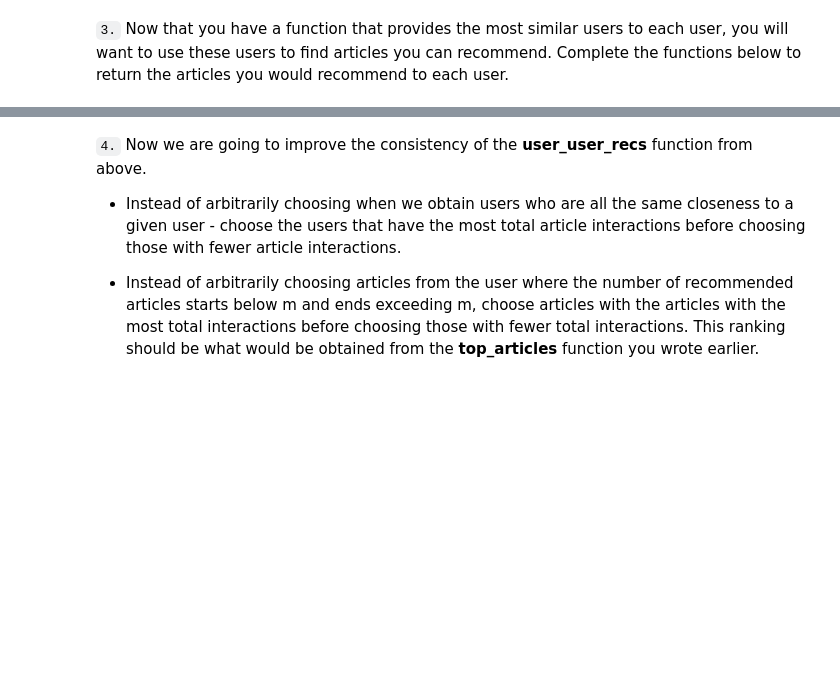
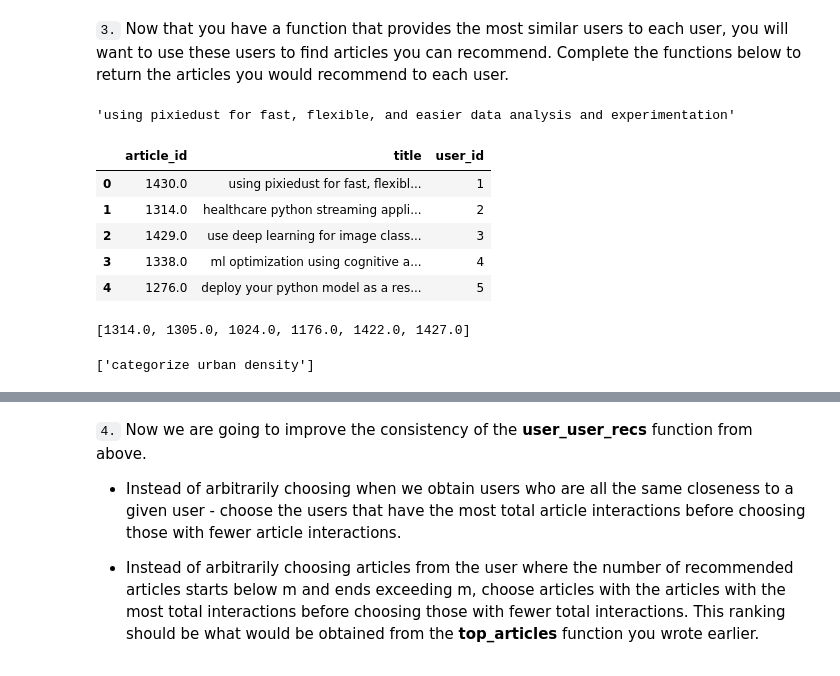
Before and after one commit to SachinSShinde/Recommendation_Engine, a Jupyter notebook: Recommendations_with_IBM.ipynb, the cells around one changed output, grey strips where cells are left out. Drawn from its saved outputs; the diff is of its cells as text; code cells hidden in the pictures; blank space fills up the shorter version.

```diff
--- a/Recommendations_with_IBM.ipynb
+++ b/Recommendations_with_IBM.ipynb
@@ -314,2 +434,19 @@ print("The 3 most similar users to user 46 are: {}".format(find_similar_users(46
 # %% [markdown]
 `3.` Now that you have a function that provides the most similar users to each user, you will want to use these users to find articles you can recommend.  Complete the functions below to return the articles you would recommend to each user.
+# %%
+df[df['article_id'] == 1430]['title'].unique()[0]
+# %% [output]
+'using pixiedust for fast, flexible, and easier data analysis and experimentation'
+# %%
+df.head()
+# %% [output]
+|  | article_id | title | user_id |
+| 0 | 1430.0 | using pixiedust for fast, flexibl... | 1 |
+| 1 | 1314.0 | healthcare python streaming appli... | 2 |
+| 2 | 1429.0 | use deep learning for image class... | 3 |
+| 3 | 1338.0 | ml optimization using cognitive a... | 4 |
+| 4 | 1276.0 | deploy your python model as a res... | 5 |
+# %%
+list(df[df['user_id'] == 2]['article_id'].unique())
+# %% [output]
+[1314.0, 1305.0, 1024.0, 1176.0, 1422.0, 1427.0]
@@ -316,3 +469,7 @@ print("The 3 most similar users to user 46 are: {}".format(find_similar_users(46
+# %%
+list(set(df[df['article_id']==float('1183.0')]['title']))
+# %% [output]
+['categorize urban density']
 # %%
 def get_article_names(article_ids, df=df):
     '''
```
Also changed, not shown: parts of 58 cells of this notebook.
